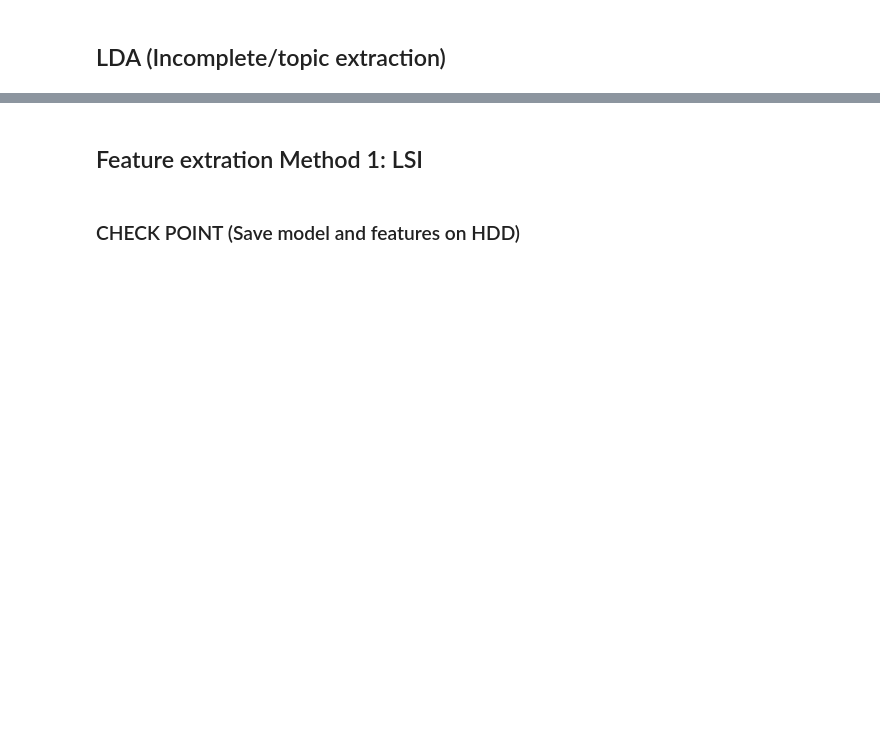
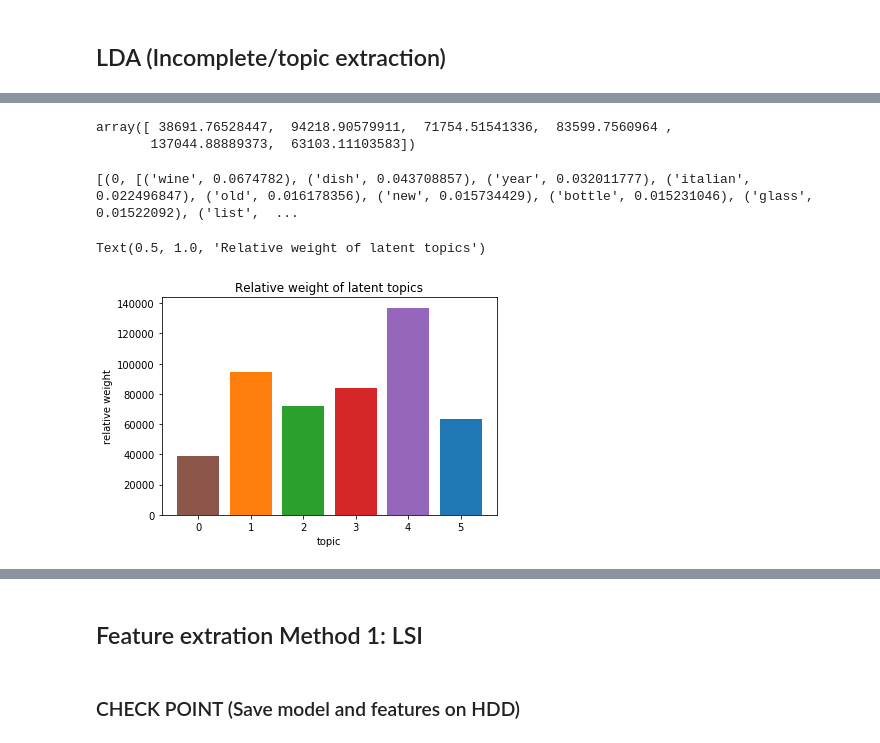
Before and after one commit to GanJiayu/Capgemini_DataCamp2020_Group3, a Jupyter notebook: Session 3 HW/Word_embedding.ipynb, the cells around one changed output, grey strips where cells are left out. Saved outputs shown, nothing was run; the diff lists cells and outputs as text; code cells hidden in the pictures; blank space fills up the shorter version.

```diff
--- a/Session 3 HW/Word_embedding.ipynb
+++ b/Session 3 HW/Word_embedding.ipynb
@@ -232,14 +318,0 @@ pprint(model.print_topics())
-# %%
-vector = model[corpus_tfidf]
-topic_list = []
-for topics in vector:
-    if(len(topics) == 0):
-        topic_list.append(10)
-    else:
-        dt = 10
-        score = 0
-        for topic in topics:
-            if topic[1] > score:
-                score = topic[1]
-                dt = topic[0]
-        topic_list.append(dt)
@@ -252 +319,31 @@ df['dominant_topic'].hist()
+# %%
+vector = model[bow_corpus]
+topic_weight = np.zeros([6])
+for topics in vector:
+    for i, topic in topics:
+        topic_weight[i] += topic
+# %%
+topic_weight
+# %% [output]
+array([ 38691.76528447,  94218.90579911,  71754.51541336,  83599.7560964 ,
+       137044.88889373,  63103.11103583])
+# %%
+topics = model.show_topics(formatted=False, num_words=20)
+print(topics)
+# %% [output]
+[(0, [('wine', 0.0674782), ('dish', 0.043708857), ('year', 0.032011777), ('italian', 0.022496847), ('old', 0.016178356), ('new', 0.015734429), ('bottle', 0.015231046), ('glass', 0.01522092), ('list',  ...
+# %%
+cols = [color for name, color in mcolors.TABLEAU_COLORS.items()]
+# %%
+cols2 = cols.copy()
+cols2[0] = cols[5]
+cols2[5] = cols[0]
+# %%
+plt.bar(np.arange(6), topic_weight, color = cols2)
+plt.xlabel('topic')
+plt.ylabel('relative weight')
+plt.title('Relative weight of latent topics')
+# %% [output]
+Text(0.5, 1.0, 'Relative weight of latent topics')
+[figure, added]
 # %%
```
Also changed, not shown: parts of 40 cells of this notebook, 1 other file.
